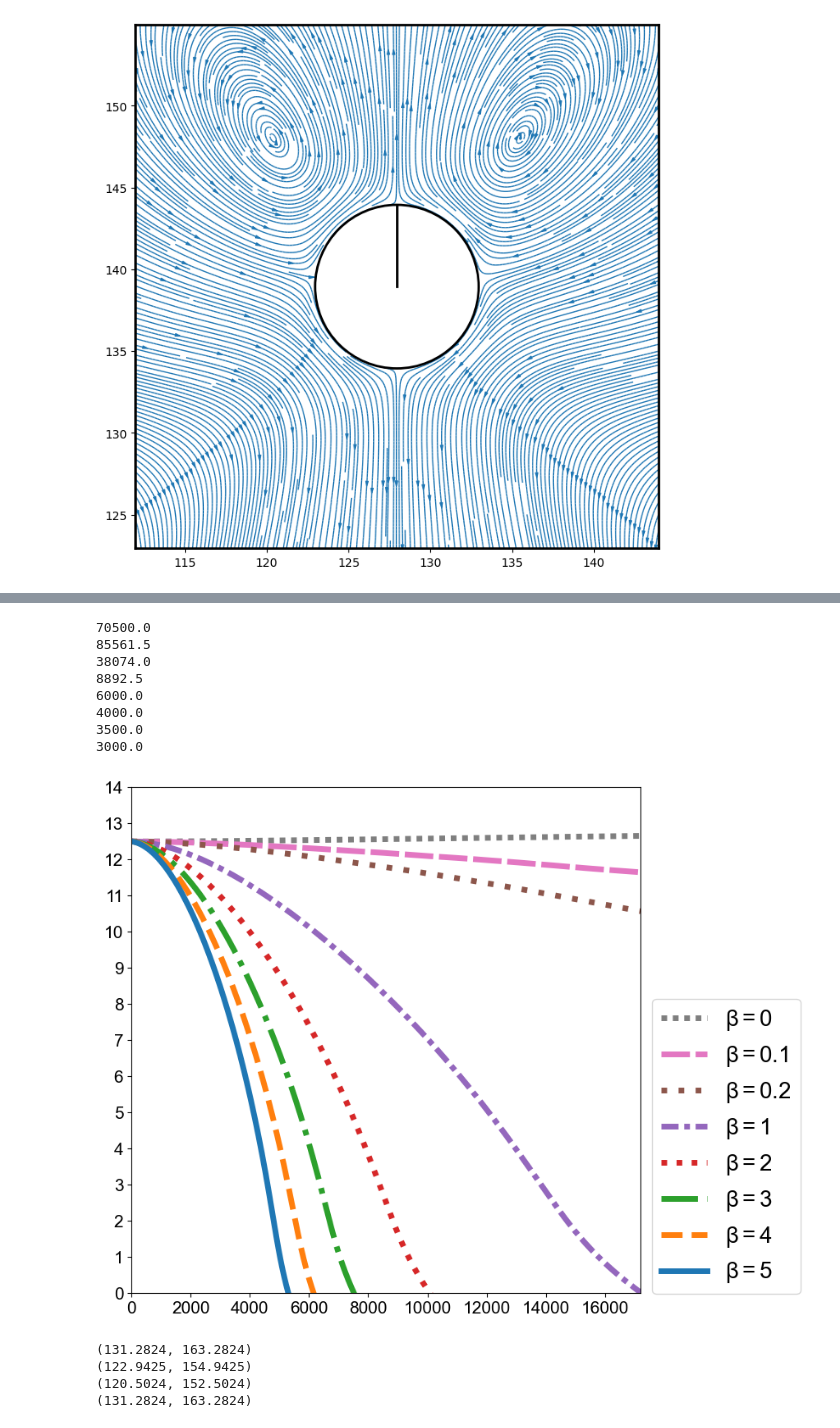
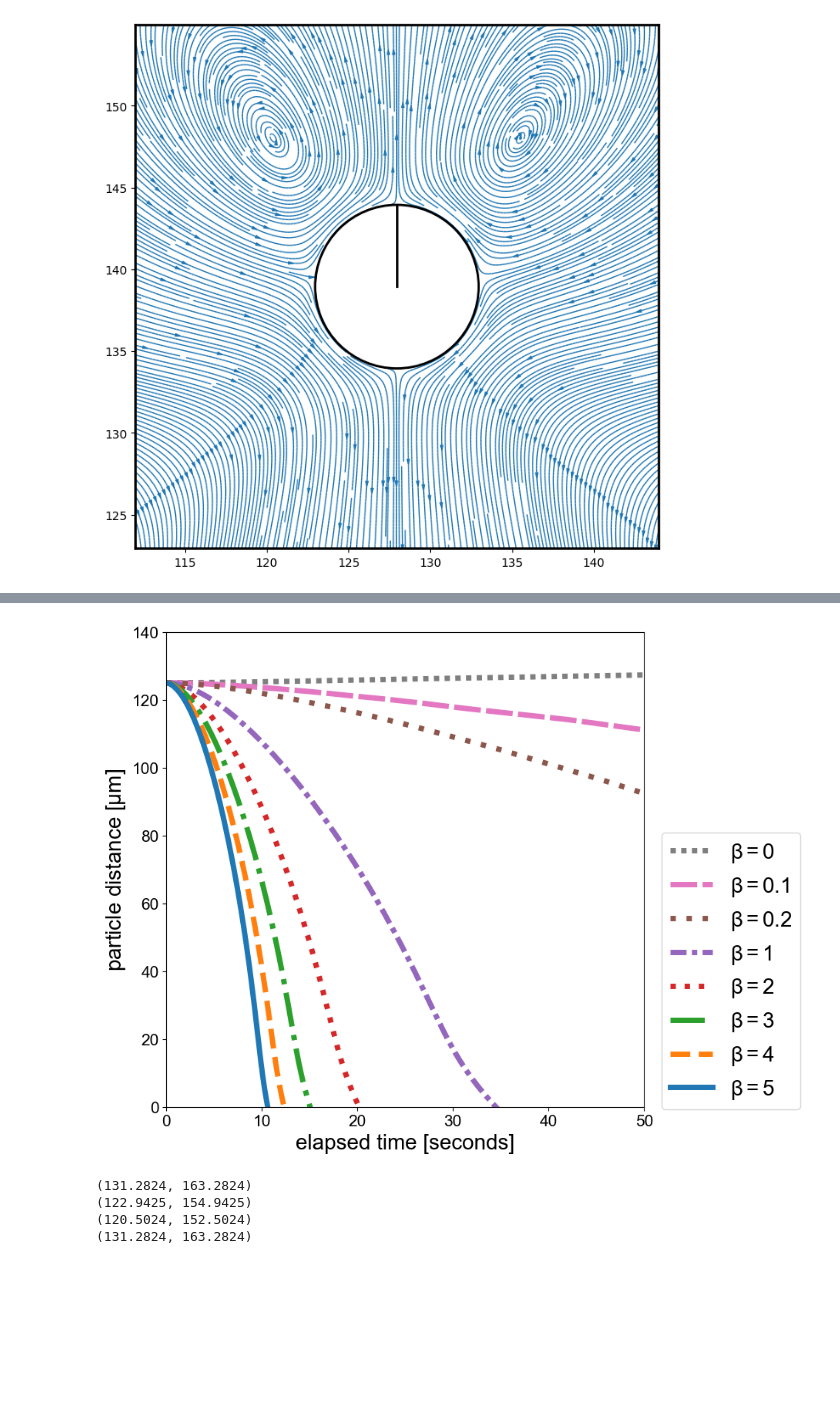
Before and after one commit to shingotabuchi/LbmSwimmer2D, a Jupyter notebook: Assets/Scripts/python/main.ipynb, the cells around one changed output, grey strips where cells are left out. Cells and saved outputs as stored; diff of their text form; code cells hidden in the pictures; blank space fills up the shorter version.

```diff
--- a/Assets/Scripts/python/main.ipynb
+++ b/Assets/Scripts/python/main.ipynb
@@ -437,6 +437,9 @@ betas = ["5","4","3","2","1","0","0","0"]
 line_colors = ['#1f77b4', '#ff7f0e', '#2ca02c', '#d62728', '#9467bd', '#8c564b', '#e377c2', '#7f7f7f']
 labels = [r"$\beta = 5$",r"$\beta = 4$",r"$\beta = 3$",r"$\beta = 2$",r"$\beta = 1$",r"$\beta = 0.2$",r"$\beta = 0.1$",r"$\beta = 0$"]
 times = [5999,6999,7999,11999,17784,76148,171123,140999]
+timeArray = []
+for i in range(171123):
+    timeArray.append(float(i)/500)
 labelHeight = [-1,-1,-1,-1,-1,-2,1,0]
 labelTimeOffset = [0,0,0,0,0,20000,0,0]
 # line_styles = ['-', '--', '-.', ':', (0, (3, 1, 1, 1)), (0, (1, 2)), (0, (5, 1)), (0, (1,))]
@@ -445,22 +448,25 @@ index = 0
 for b in betas:
     td = np.loadtxt(path + "timeanddist" + betas[index] + "_" + str(times[index]) + ".txt")
     td -= 10
+    td *= 10
     # plt.plot(td, label=labels[index],linewidth = 5,color = line_colors[index],linestyle=line_styles[index])
-    plt.plot(td, label=labels[index],linewidth = 5,color = line_colors[index])
+    plt.plot(timeArray[:len(td)],td, label=labels[index],linewidth = 5,color = line_colors[index])
     midtdIndex = len(td)/2
     print(midtdIndex)
     if labelHeight[index] != -1:
-        plt.text(times[index]/2 + labelTimeOffset[index], td[int(midtdIndex)]+ labelHeight[index] , labels[index], fontsize=20, ha='center', va='bottom')
+        plt.text((times[index]/2 + labelTimeOffset[index])/500, td[int(midtdIndex)]+ labelHeight[index]*10 , labels[index], fontsize=20, ha='center', va='bottom')
     index += 1
 
-plt.text(20000, 4, r"$\beta \geq 1$", fontsize=20, ha='center', va='bottom')
+plt.text(20000/500, 40, r"$\beta \geq 1$", fontsize=20, ha='center', va='bottom')
 
-plt.ylim(bottom = 0,top = 15)
-ax = plt.gca()
-ax.yaxis.set_major_locator(ticker.MultipleLocator(1))
-plt.xlim(left = 0,right = 140000)
+plt.ylim(bottom = 0,top = 150)
+# ax = plt.gca()
+# ax.yaxis.set_major_locator(ticker.MultipleLocator(1))
+plt.xlim(left = 0,right = 280)
 plt.yticks(fontname = "Arial",fontsize = 15)
 plt.xticks(fontname = "Arial",fontsize = 15)
+plt.ylabel("particle distance " + r'$[\mu m]$',fontsize=20,**hfont)
+plt.xlabel("elapsed time [seconds]",fontsize=20,**hfont)
 # plt.ylabel("particle distance [lattice units]",fontsize=20,**hfont)
 # plt.xlabel("elapsed time [timesteps]",fontsize=20,**hfont)
 plt.savefig('C:\coolbeans\largebetas.png', dpi=600,bbox_inches='tight')
@@ -478,50 +484,40 @@ plt.show()
 # %%
 path = "2023/00/02/"
 betas = ["5","4","3","2","1","0","0","0"]
 r'$\mathrm{v}/\mathrm{v}_{\mathrm{max}}$'
 labels = [r"$\beta = 5$",r"$\beta = 4$",r"$\beta = 3$",r"$\beta = 2$",r"$\beta = 1$",r"$\beta = 0.2$",r"$\beta = 0.1$",r"$\beta = 0$"]
 times = [5999,6999,7999,11999,17784,76148,171123,140999]
 timeArray = []
-for i in range(17200):
-
+for i in range(171123):
+    timeArray.append(float(i)/500)
 labelHeight = [-1,-1,-1,-1,-1,-1,-1,-1]
 labelTimeOffset = [0,0,0,0,0,20000,0,0]
 line_styles = ['-', '--', '-.', ':', (0, (3, 1, 1, 1)), (0, (1, 2)), (0, (5, 1)), (0, (1,))]
 line_colors = ['#1f77b4', '#ff7f0e', '#2ca02c', '#d62728', '#9467bd', '#8c564b', '#e377c2', '#7f7f7f']
 index = len(betas)-1
 for b in betas:
     td = np.loadtxt(path + "timeanddist" + betas[index] + "_" + str(times[index]) + ".txt")
     td -= 10
-    plt.plot(td, label=labels[index],linewidth = 5,linestyle=line_styles[index], color=line_colors[index])
-    midtdIndex = len(td)/2
-    print(midtdIndex)
-    if labelHeight[index] != -1:
-        plt.text(times[index]/2 + labelTimeOffset[index], td[int(midtdIndex)]+ labelHeight[index] , labels[index], fontsize=20, ha='center', va='bottom')
+    td *= 10
+    # plt.plot(timeArray[:len(td)],td, label=labels[index],linewidth = 5,linestyle=line_styles[index], color=line_colors[index])
+    plt.plot(timeArray[:len(td)],td, label=labels[index],linewidth = 5,linestyle=line_styles[index], color=line_colors[index])
     index -= 1
 
 # plt.text(8000, 7, r"$\beta \geq 1$", fontsize=20, ha='center', va='bottom')
 
-plt.ylim(bottom = 0,top = 14)
-ax = plt.gca()
-ax.yaxis.set_major_locator(ticker.MultipleLocator(1))
-plt.xlim(left = 0,right = 17200)
+plt.ylim(bottom = 0,top = 140)
+# ax = plt.gca()
+# ax.yaxis.set_major_locator(ticker.MultipleLocator(100))
+plt.xlim(left = 0,right = 50)
 plt.yticks(fontname = "Arial",fontsize = 15)
 plt.xticks(fontname = "Arial",fontsize = 15)
-# plt.ylabel("particle distance [lattice units]",fontsize=20,**hfont)
-# plt.xlabel("elapsed time [timesteps]",fontsize=20,**hfont)
-plt.legend(fontsize = 20,bbox_to_anchor=(1, 0.29))
+plt.ylabel("particle distance " + r'$[\mu m]$',fontsize=20,**hfont)
+plt.xlabel("elapsed time [seconds]",fontsize=20,**hfont)
+plt.legend(fontsize = 20,bbox_to_anchor=(1.35, 0.6))
 plt.savefig('C:\coolbeans\smallbetas.png', dpi=600,bbox_inches='tight')
 plt.show()
 # %% [output]
-70500.0
-85561.5
-38074.0
-8892.5
-6000.0
-4000.0
-3500.0
-3000.0
-[figure, old version]
+[figure, new version]
 # %%
 path = "2023/00/02/"
 time = 17000
```
Also changed, not shown: parts of 1 cell of this notebook.
